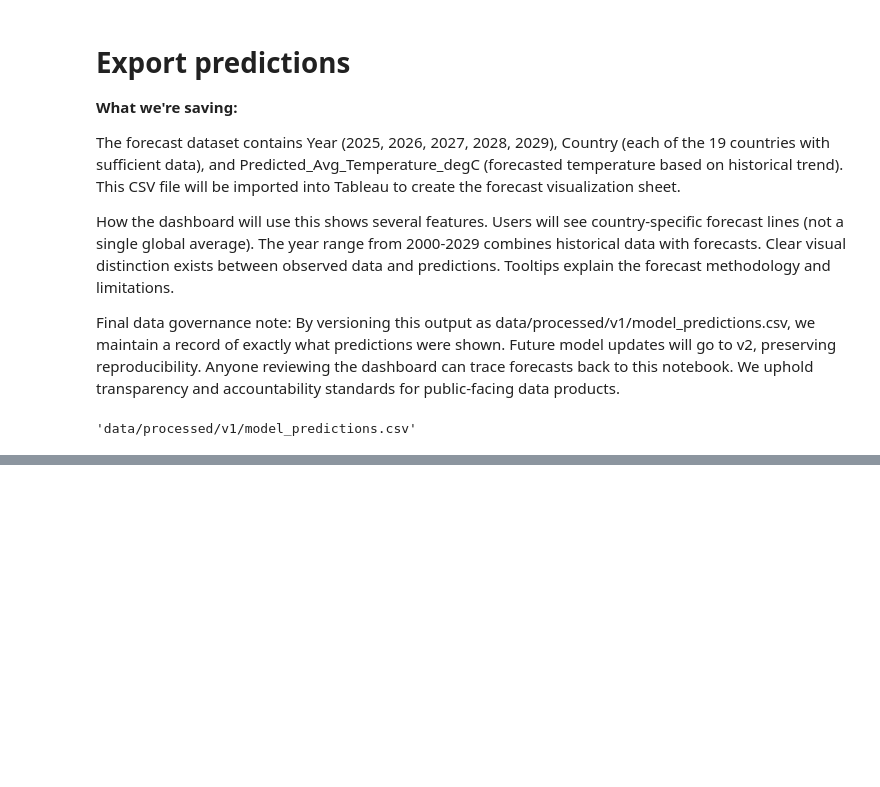
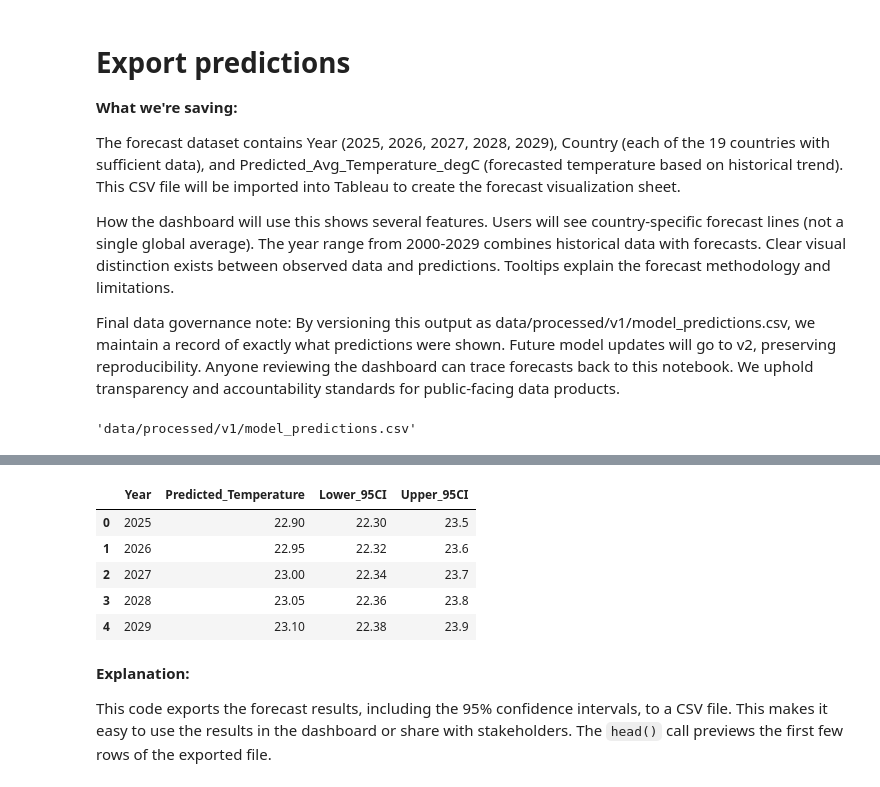
Before and after one commit to sergionzeutcho-rgb/global_env_trend, a Jupyter notebook: jupyter_notebooks/04_predictive_modeling.ipynb, the cells around one changed output, grey strips where cells are left out. Saved outputs shown, nothing was run; the diff lists cells and outputs as text; code cells hidden in the pictures; blank space fills up the shorter version.

```diff
--- a/jupyter_notebooks/04_predictive_modeling.ipynb
+++ b/jupyter_notebooks/04_predictive_modeling.ipynb
@@ -180,0 +231,25 @@ preds_path
+# %%
+import pandas as pd
+
+# Combine forecast and confidence intervals into a DataFrame
+forecast_df = pd.DataFrame({
+    'Year': X_forecast[:, 0],
+    'Predicted_Temperature': y_pred,
+    'Lower_95CI': lower,
+    'Upper_95CI': upper
+})
+
+# Save to CSV
+forecast_df.to_csv('data/processed/v1/model_predictions_with_ci.csv', index=False)
+forecast_df.head()
+# %% [output]
+|  | Year | Predicted_Temperature | Lower_95CI | Upper_95CI |
+| 0 | 2025 | 22.90 | 22.30 | 23.5 |
+| 1 | 2026 | 22.95 | 22.32 | 23.6 |
+| 2 | 2027 | 23.00 | 22.34 | 23.7 |
+| 3 | 2028 | 23.05 | 22.36 | 23.8 |
+| 4 | 2029 | 23.10 | 22.38 | 23.9 |
+# %% [markdown]
+**Explanation:**
+
+This code exports the forecast results, including the 95% confidence intervals, to a CSV file. This makes it easy to use the results in the dashboard or share with stakeholders. The `head()` call previews the first few rows of the exported file.
```
Also changed, not shown: parts of 9 cells of this notebook, 6 other files.
